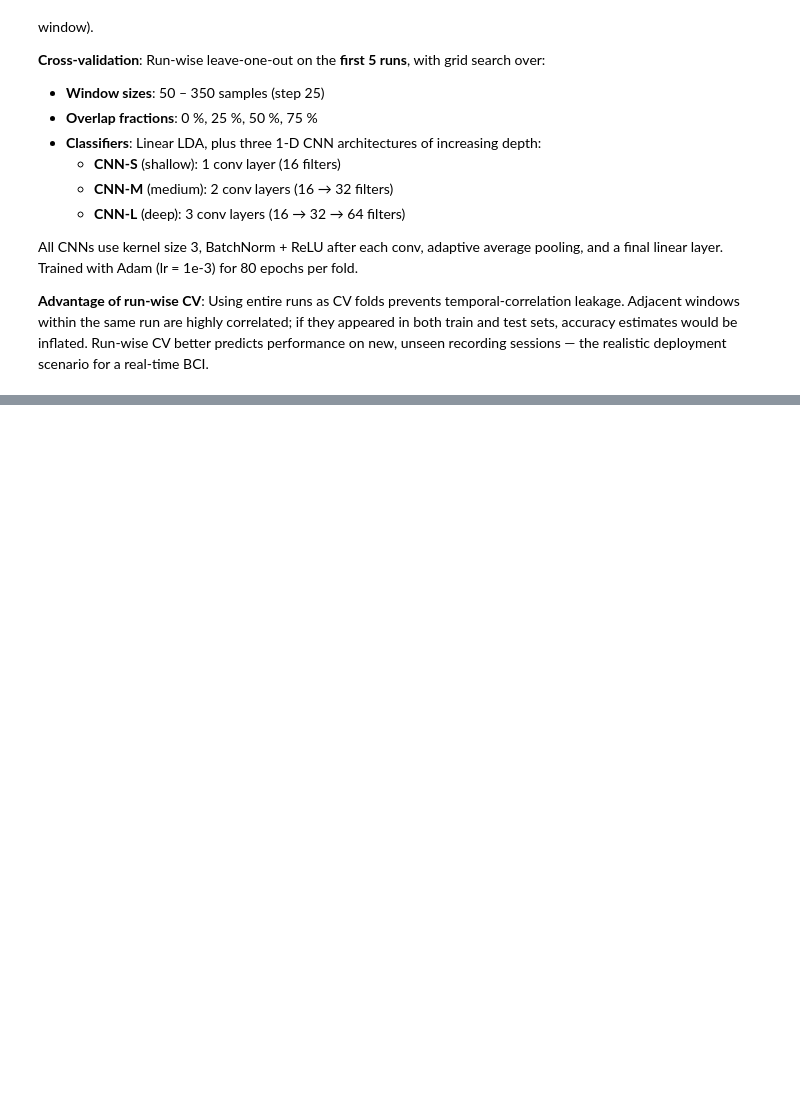
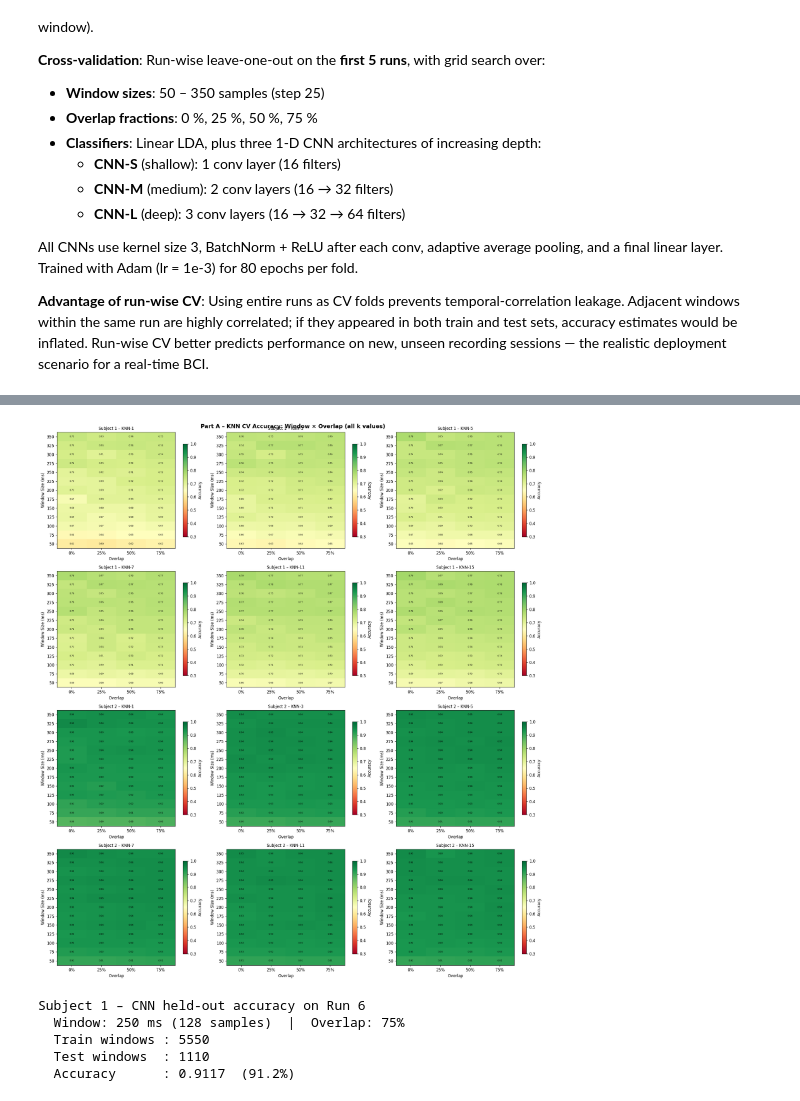
Before and after one commit to pulipakaa24/ECE374N, a Jupyter notebook: HW_2_sp23_EE374N-385J_Neural_Eng_EMGanalysis/HW2_EMG_Analysis.ipynb, the cells around one changed output, grey strips where cells are left out. Saved outputs shown, nothing was run; the diff lists cells and outputs as text; code cells hidden in the pictures; blank space fills up the shorter version.

```diff
--- a/HW_2_sp23_EE374N-385J_Neural_Eng_EMGanalysis/HW2_EMG_Analysis.ipynb
+++ b/HW_2_sp23_EE374N-385J_Neural_Eng_EMGanalysis/HW2_EMG_Analysis.ipynb
@@ -1035,0 +888,40 @@ Subject 2 – Best: win=325, overlap=50%, CNN-L, accuracy = 0.969 ± 0.036
+# %%
+# ── All KNN heatmaps: 4×3 grid (2 rows per subject, 3 k values per row) ──────
+fig, axes = plt.subplots(4, 3, figsize=(18, 20))
+fig.suptitle('Part A – KNN CV Accuracy: Window × Overlap (all k values)',
+             fontsize=14, fontweight='bold')
+
+for subj_idx in range(2):
+    for ki, k in enumerate(k_values):        # k_values = [1,3,5,7,11,15]
+        row = subj_idx * 2 + ki // 3
+        col = ki % 3
+        ax  = axes[row, col]
+
+        acc_grid = np.full((len(win_sizes), len(overlap_fracs)), np.nan)
+        for w, o, c, a, s in results_feat[subj_idx]:
+            if c == f'KNN-{k}':
+                acc_grid[win_sizes.index(w), overlap_fracs.index(o)] = a
+
+        im = ax.imshow(acc_grid, aspect='auto', cmap='RdYlGn',
+                       vmin=0.3, vmax=1.0, origin='lower')
+        ax.set_xticks(range(len(overlap_fracs)))
+        ax.set_xticklabels([f'{o:.0%}' for o in overlap_fracs])
+        ax.set_yticks(range(len(win_sizes)))
+        ax.set_yticklabels(win_sizes)
+        ax.set_xlabel('Overlap')
+        ax.set_ylabel('Window Size (ms)')
+        ax.set_title(f'Subject {subj_idx + 1} – KNN-{k}', fontsize=10)
+
+        for wi in range(len(win_sizes)):
+            for oi in range(len(overlap_fracs)):
+                v = acc_grid[wi, oi]
+                if not np.isnan(v):
+                    ax.text(oi, wi, f'{v:.2f}', ha='center', va='center',
+                            fontsize=5.5, color='black')
+        fig.colorbar(im, ax=ax, shrink=0.8, label='Accuracy')
+
+plt.tight_layout()
+plt.savefig('2_4a_knn_all_heatmaps.png', bbox_inches='tight')
+plt.show()
+# %% [output]
+[figure, added]
@@ -1035,0 +1096,29 @@ Subject 2 – Best: win=325, overlap=50%, CNN-L, accuracy = 0.969 ± 0.036
+# %%
+# ── Held-out test: Subject 1 CNN on Run 6 (win=250 ms, overlap=75%) ──────────
+# Run 6 (index 5) was excluded from the CV grid search — clean held-out set.
+# win=250 ms chosen as best-performing config for Subject 1 in Part B CV.
+
+WIN_TEST = 250   # ms
+OVL_TEST = 0.75
+
+s1_runs = filtered_data[0]
+
+run_Xy_train = [extract_run_Xy(r, WIN_TEST, OVL_TEST, raw=True) for r in s1_runs[:5]]
+X_train = np.vstack([xy[0] for xy in run_Xy_train])
+y_train = np.concatenate([xy[1] for xy in run_Xy_train])
+
+X_test, y_test = extract_run_Xy(s1_runs[5], WIN_TEST, OVL_TEST, raw=True)
+
+acc = train_cnn_raw(X_train, y_train, X_test, y_test)
+
+print(f"Subject 1 – CNN held-out accuracy on Run 6")
+print(f"  Window: {WIN_TEST} ms ({ms_to_samples(WIN_TEST)} samples)  |  Overlap: {OVL_TEST:.0%}")
+print(f"  Train windows : {len(X_train)}")
+print(f"  Test windows  : {len(X_test)}")
+print(f"  Accuracy      : {acc:.4f}  ({acc*100:.1f}%)")
+# %% [output]
+Subject 1 – CNN held-out accuracy on Run 6
+  Window: 250 ms (128 samples)  |  Overlap: 75%
+  Train windows : 5550
+  Test windows  : 1110
+  Accuracy      : 0.9117  (91.2%)
```
Also changed, not shown: parts of 7 cells of this notebook, 13 other files.
